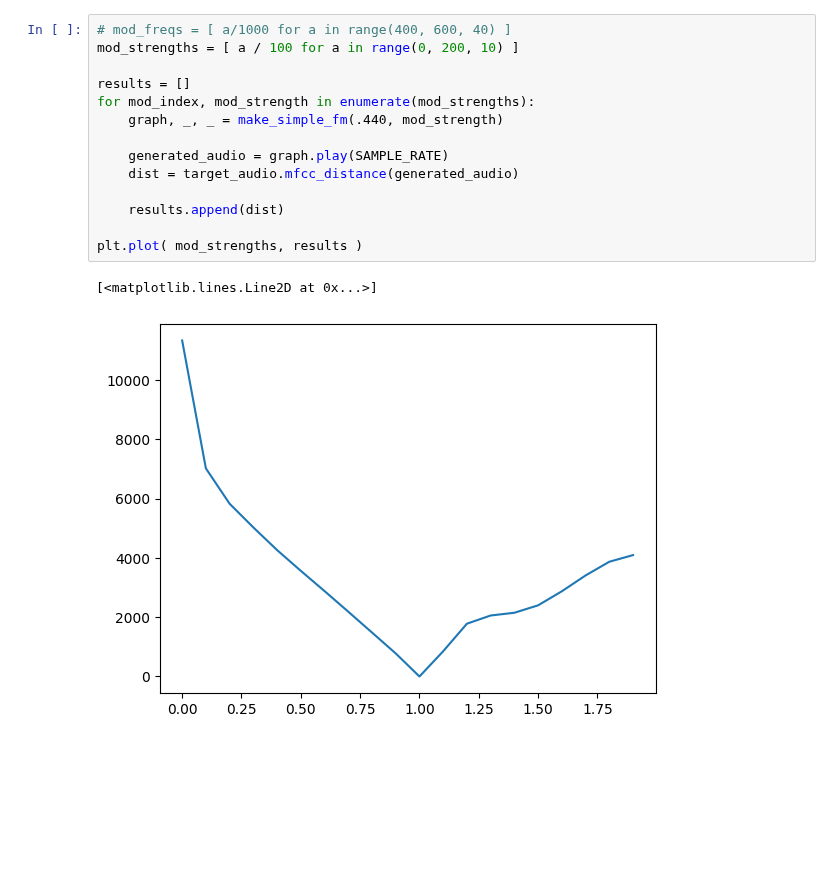
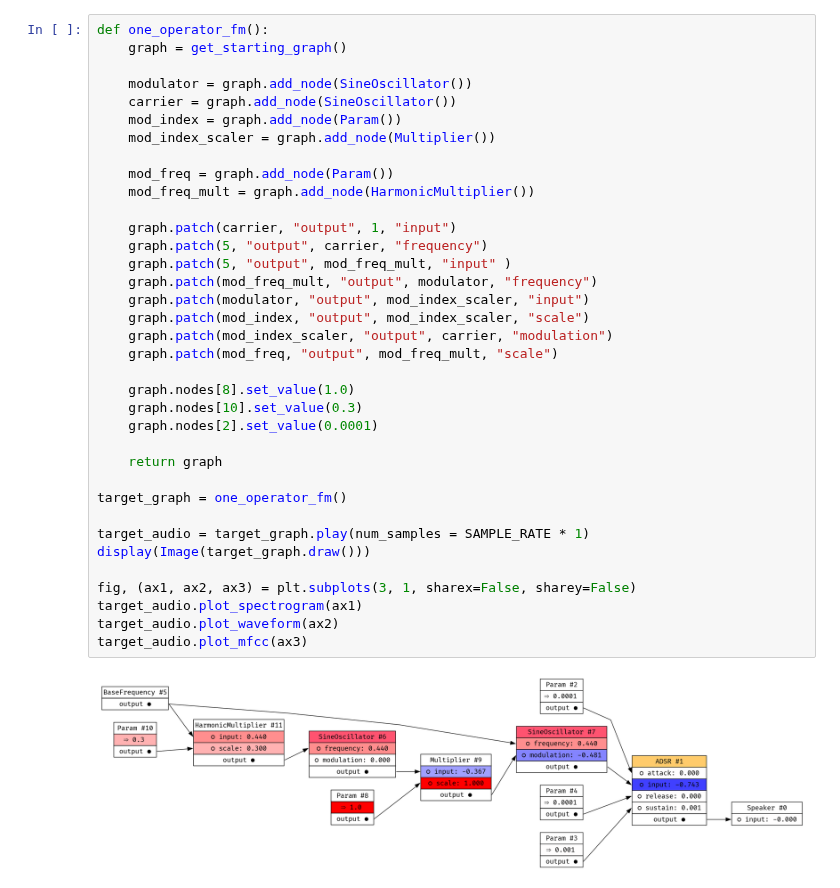
Before and after one commit to Wint3rmute/luthier, a Jupyter notebook: prototyping.ipynb, the cells around one changed output. Cells and saved outputs as stored; diff of their text form; blank space fills up the shorter version.

```diff
--- a/prototyping.ipynb
+++ b/prototyping.ipynb
@@ -203,17 +81,38 @@ fig.tight_layout()
-# %%
-# mod_freqs = [ a/1000 for a in range(400, 600, 40) ]
-mod_strengths = [ a / 100 for a in range(0, 200, 10) ]
-
-results = []
-for mod_index, mod_strength in enumerate(mod_strengths):
-    graph, _, _ = make_simple_fm(.440, mod_strength)
-
-    generated_audio = graph.play(SAMPLE_RATE)
-    dist = target_audio.mfcc_distance(generated_audio)
-
-    results.append(dist)
-
-plt.plot( mod_strengths, results )
-# %% [output]
-[<matplotlib.lines.Line2D at 0x...>]
-[figure, removed]
+# %%
+def one_operator_fm():
+    graph = get_starting_graph()
+
+    modulator = graph.add_node(SineOscillator())
+    carrier = graph.add_node(SineOscillator())
+    mod_index = graph.add_node(Param())
+    mod_index_scaler = graph.add_node(Multiplier())
+
+    mod_freq = graph.add_node(Param())
+    mod_freq_mult = graph.add_node(HarmonicMultiplier())
+
+    graph.patch(carrier, "output", 1, "input")
+    graph.patch(5, "output", carrier, "frequency")
+    graph.patch(5, "output", mod_freq_mult, "input" )
+    graph.patch(mod_freq_mult, "output", modulator, "frequency")
+    graph.patch(modulator, "output", mod_index_scaler, "input")
+    graph.patch(mod_index, "output", mod_index_scaler, "scale")
+    graph.patch(mod_index_scaler, "output", carrier, "modulation")
+    graph.patch(mod_freq, "output", mod_freq_mult, "scale")
+
+    graph.nodes[8].set_value(1.0)
+    graph.nodes[10].set_value(0.3)
+    graph.nodes[2].set_value(0.0001)
+
+    return graph
+
+target_graph = one_operator_fm()
+
+target_audio = target_graph.play(num_samples = SAMPLE_RATE * 1)
+display(Image(target_graph.draw()))
+
+fig, (ax1, ax2, ax3) = plt.subplots(3, 1, sharex=False, sharey=False)
+target_audio.plot_spectrogram(ax1)
+target_audio.plot_waveform(ax2)
+target_audio.plot_mfcc(ax3)
+# %% [output]
+[figure, added]
```
Also changed, not shown: parts of 18 cells of this notebook, 1 other file.
